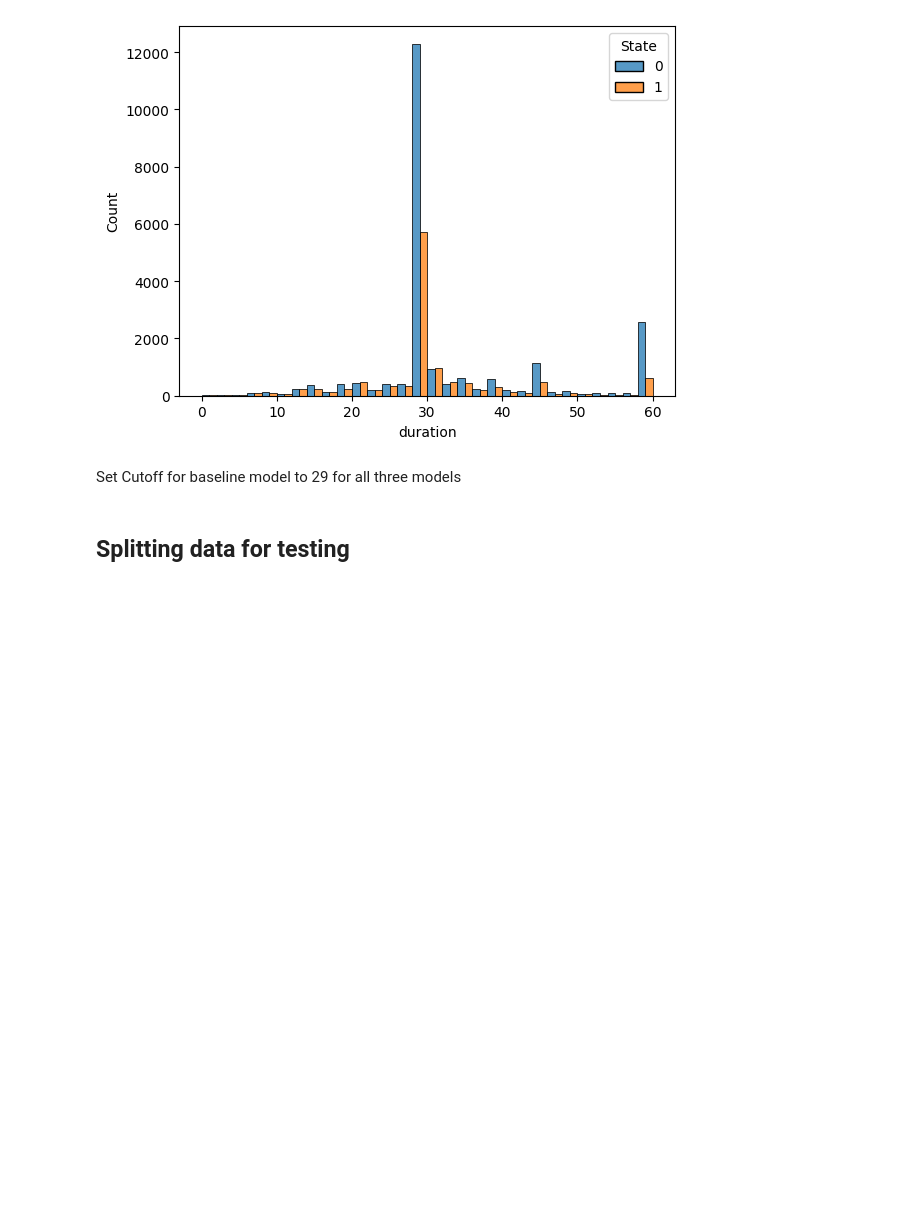
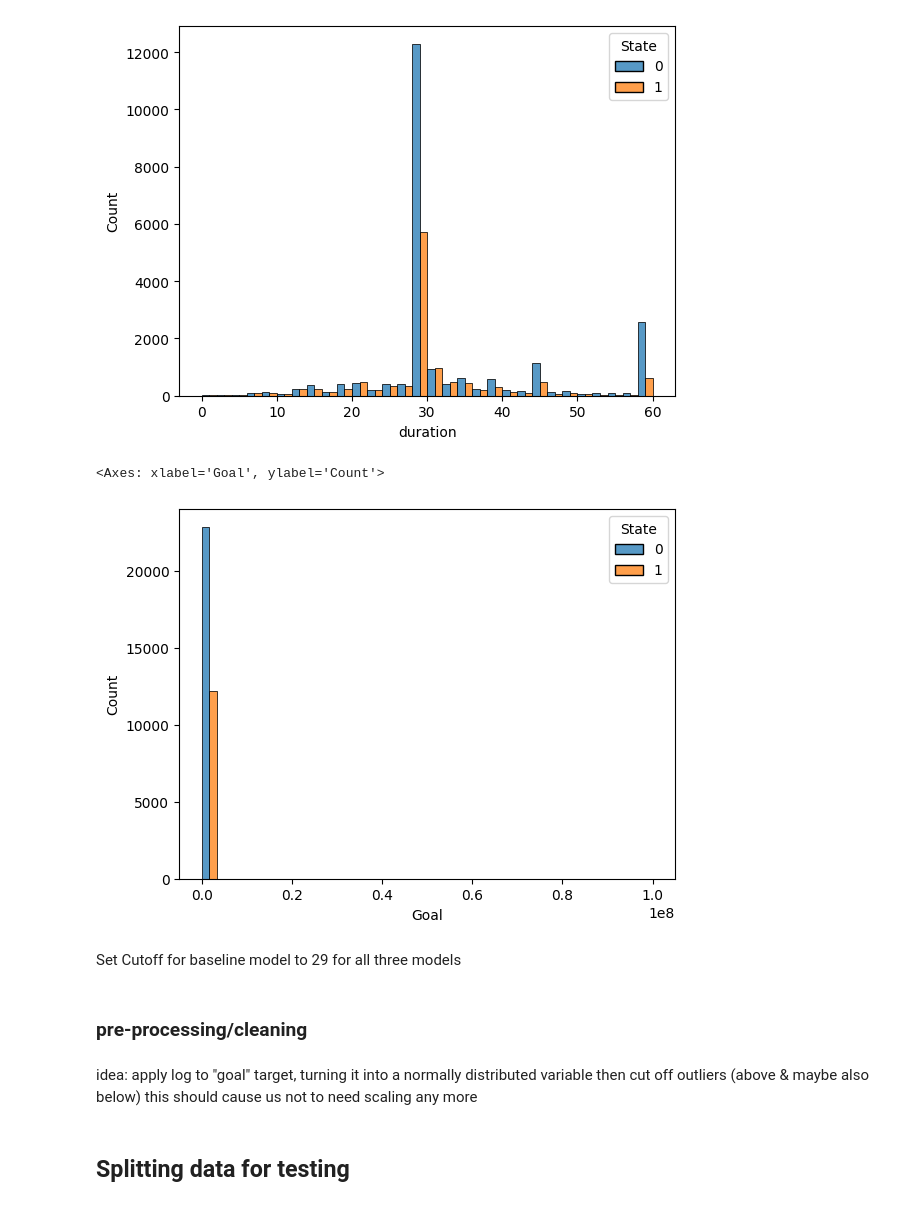
Before and after one commit to JainNupur20/kickstarter-project, a Jupyter notebook: project.ipynb, the cells around one changed output. Cells and saved outputs as stored; diff of their text form; code cells hidden in the pictures; blank space fills up the shorter version.

```diff
--- a/project.ipynb
+++ b/project.ipynb
@@ -378,5 +399,17 @@ sns.histplot(data=df_publishing,x='duration', hue='State',multiple='dodge', bins
 # %% [output]
 <Axes: xlabel='duration', ylabel='Count'>
 [figure]
+# %%
+# plot data
+sns.histplot(data=df_publishing,x='Goal', hue='State',multiple='dodge', bins=30)  #cutoff: ~29
+# %% [output]
+<Axes: xlabel='Goal', ylabel='Count'>
+[figure, added]
 # %% [markdown]
 Set Cutoff for baseline model to 29 for all three models
+# %% [markdown]
+### pre-processing/cleaning
+# %% [markdown]
+idea: apply log to "goal" target, turning it into a normally distributed variable
+then cut off outliers (above & maybe also below)
+this should cause us not to need scaling any more
```
Also changed, not shown: parts of 35 cells of this notebook.
